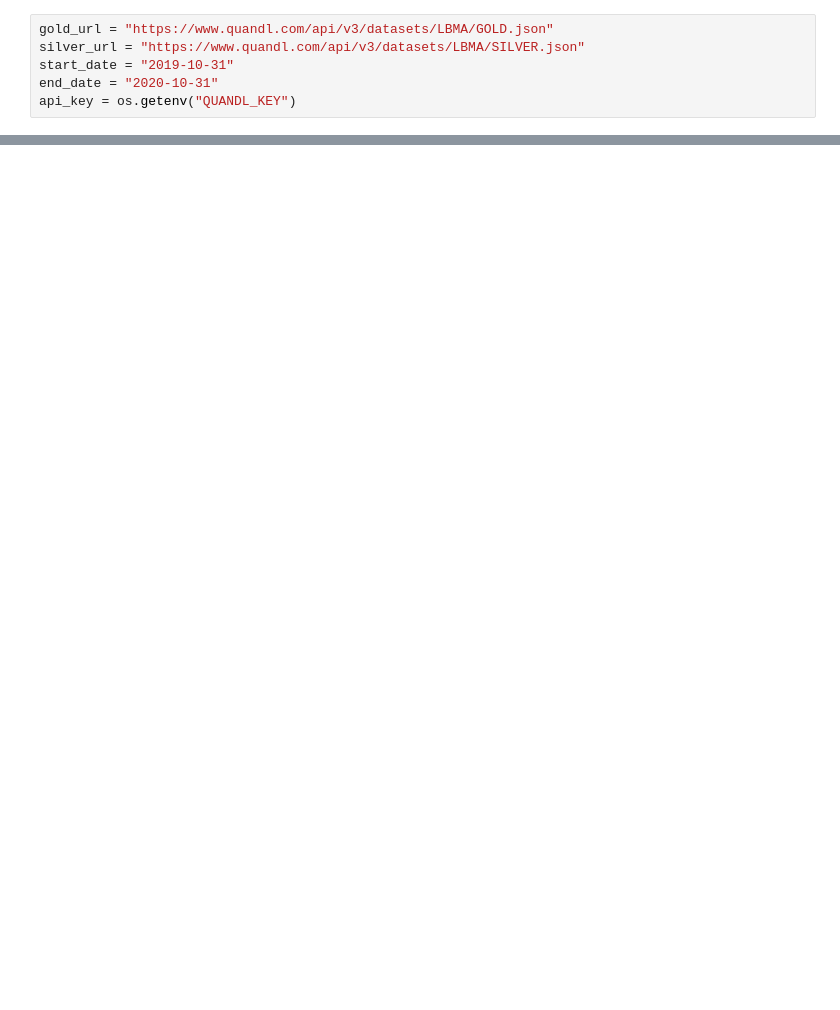
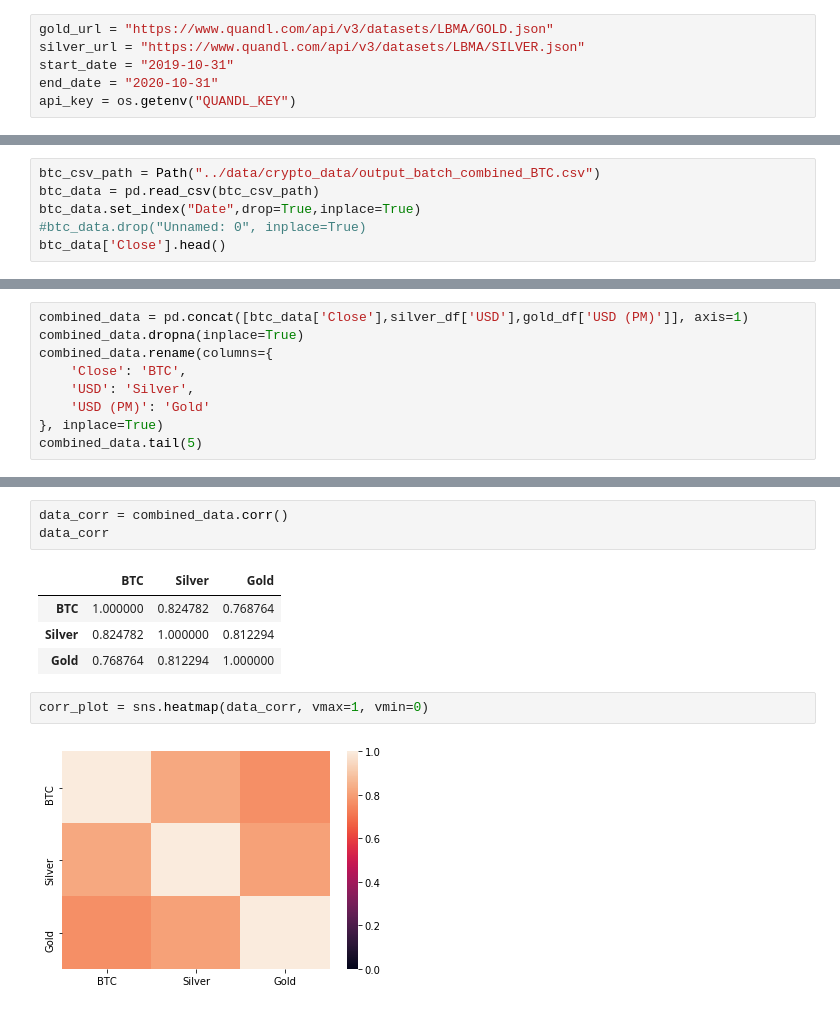
Before and after one commit to mdschulz1973/Planet_Express_IO, a Jupyter notebook: notebooks/AMoney.ipynb, the cells around one changed output, grey strips where cells are left out. Drawn from its saved outputs; the diff is of its cells as text; blank space fills up the shorter version.

Commit message:
finished plots

```diff
--- a/notebooks/AMoney.ipynb
+++ b/notebooks/AMoney.ipynb
@@ -79,0 +57,6 @@ silver_df
+# %%
+btc_csv_path = Path("../data/crypto_data/output_batch_combined_BTC.csv")
+btc_data = pd.read_csv(btc_csv_path)
+btc_data.set_index("Date",drop=True,inplace=True)
+#btc_data.drop("Unnamed: 0", inplace=True)
+btc_data['Close'].head()
@@ -79,0 +71,9 @@ silver_df
+# %%
+combined_data = pd.concat([btc_data['Close'],silver_df['USD'],gold_df['USD (PM)']], axis=1)
+combined_data.dropna(inplace=True)
+combined_data.rename(columns={
+    'Close': 'BTC',
+    'USD': 'Silver',
+    'USD (PM)': 'Gold'
+}, inplace=True)
+combined_data.tail(5)
@@ -79,0 +87,12 @@ silver_df
+# %%
+data_corr = combined_data.corr()
+data_corr
+# %% [output]
+|  | BTC | Silver | Gold |
+| BTC | 1.000000 | 0.824782 | 0.768764 |
+| Silver | 0.824782 | 1.000000 | 0.812294 |
+| Gold | 0.768764 | 0.812294 | 1.000000 |
+# %%
+corr_plot = sns.heatmap(data_corr, vmax=1, vmin=0)
+# %% [output]
+[figure, added]
```
Also changed, not shown: parts of 9 cells of this notebook, 1 other file.
